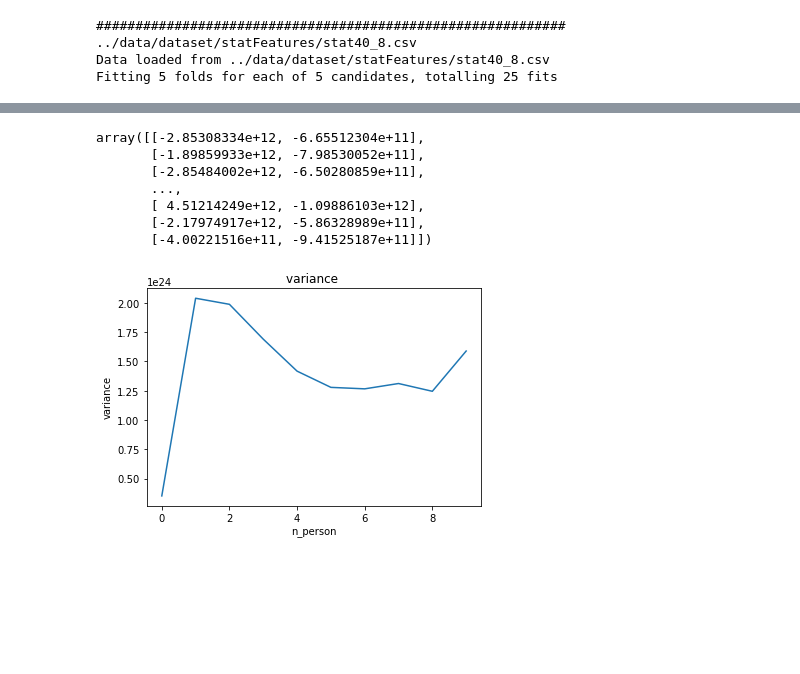
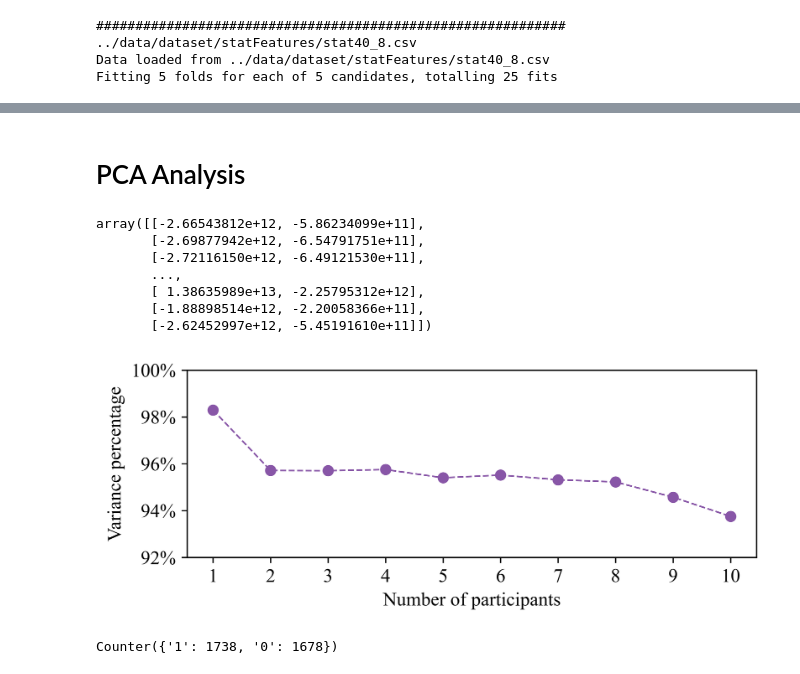
Before and after one commit to rdverse/faceTouch, a Jupyter notebook: MachineLearning/rfpoly.ipynb, the cells around one changed output, grey strips where cells are left out. Cells and saved outputs as stored; diff of their text form; code cells hidden in the pictures; blank space fills up the shorter version.

```diff
--- a/MachineLearning/rfpoly.ipynb
+++ b/MachineLearning/rfpoly.ipynb
@@ -767,6 +767,3 @@ rfBestPoly = grid_rf.best_estimator_
 ../data/dataset/statFeatures/stat40_8.csv
 Data loaded from ../data/dataset/statFeatures/stat40_8.csv
 Fitting 5 folds for each of 5 candidates, totalling 25 fits
-# %%
-rfBestPoly.fit(X_TrainPoly, y_Trainl)
-rfBestPoly.score(X_TestPoly, y_Testl)
@@ -809,3 +792,8 @@ for selectItems in tqdm.tqdm(totalSpace):
     featuresInFocus.extend(selectItems)
     rBP.fit(X_TrainPoly[::,featuresInFocus],y_Trainl)
     scores.append(accuracy_score(y_Testl, rBP.predict(X_TestPoly[::,featuresInFocus])))
+# %%
+totalSpace = list(np.array(impDfSelect.index[:1540]))
+featuresInFocus = totalSpace[:340]
+rBP.fit(X_TrainPoly[::,featuresInFocus], y_Trainl)
+rBP.score(X_TestPoly[::,featuresInFocus], y_Testl)
@@ -811,0 +807,3 @@ for selectItems in tqdm.tqdm(totalSpace):
+# %%
+rfBestPoly.fit(X_TrainPoly[::,featuresInFocus], y_Trainl)
+rfBestPoly.score(X_TrainPoly[::,featuresInFocus], y_Trainl)
@@ -812,3 +828,5 @@ for selectItems in tqdm.tqdm(totalSpace):
+# %% [markdown]
+# PCA Analysis
 # %%
 from sklearn.decomposition import PCA
 
@@ -816,13 +834,13 @@ pca = PCA(n_components = 2)
 
 pca.fit_transform(X_TrainPoly, y_Trainl)
 # %% [output]
-array([[-2.85308334e+12, -6.65512304e+11],
-       [-1.89859933e+12, -7.98530052e+11],
-       [-2.85484002e+12, -6.50280859e+11],
+array([[-2.66543812e+12, -5.86234099e+11],
+       [-2.69877942e+12, -6.54791751e+11],
+       [-2.72116150e+12, -6.49121530e+11],
        ...,
-       [ 4.51214249e+12, -1.09886103e+12],
-       [-2.17974917e+12, -5.86328989e+11],
-       [-4.00221516e+11, -9.41525187e+11]])
+       [ 1.38635989e+13, -2.25795312e+12],
+       [-1.88898514e+12, -2.20058366e+11],
+       [-2.62452997e+12, -5.45191610e+11]])
 # %%
 df = pd.DataFrame(y_Train, columns=["person", "activity", "label"])
 groupPersonDf = df.groupby("person")
@@ -842,18 +860,39 @@ for person in groupPersonDf.groups:
 
     dataList.extend(X_person)
     labelList.extend(y_person)
+    labelList = [int(l) for l in labelList]
 
     pca = PCA(n_components = 340)
     pca.fit_transform(dataList, labelList)
     # print(X_person.shape)
     # print(y_person.shape)
     # print(len(dataList))
-    variances.append(pca.explained_variance_ratio_[1])
+    variances.append(pca.explained_variance_ratio_[0])
-# %%
-plt.plot(variances)
-plt.ylabel("variance")
-plt.xlabel("n_person")
-plt.title("variance ")
-plt.savefig("variancee.png")
-# %% [output]
-[figure, removed]
+# %%
+plt = get_rcParams(plt)
+plt.figure(figsize=(6,2.5))
+ax = plt.subplot()
+
+ax.plot(variances,'--o', color = "#8856a7")
+# plt.ylabel("variance")
+
+ax.set_xlabel("Number of participants")
+ax.set_ylabel("Variance percentage")
+# plt.title("variance ")
+
+ax.set_yticks([0.92,0.94,0.96, 0.98,1.0])
+ax.set_yticklabels(["92%","94%","96%", "98%","100%"])
+
+ax.set_xticks(np.arange(10))
+ax.set_xticklabels([str(l) for l in np.arange(1,11)])
+# plt.xlabel("")
+# ax.set_xticklabels(['a', 'b', 'c', 'd', 'e', 'f', 'h', 'i', 'j', 'k'])
+plt.tight_layout()
+plt.savefig("varianceee.png")
+# %% [output]
+[figure, added]
+# %%
+from collections import Counter
+Counter(labelList)
+# %% [output]
+Counter({'1': 1738, '0': 1678})
```
Also changed, not shown: parts of 17 cells of this notebook, 9 other files.
